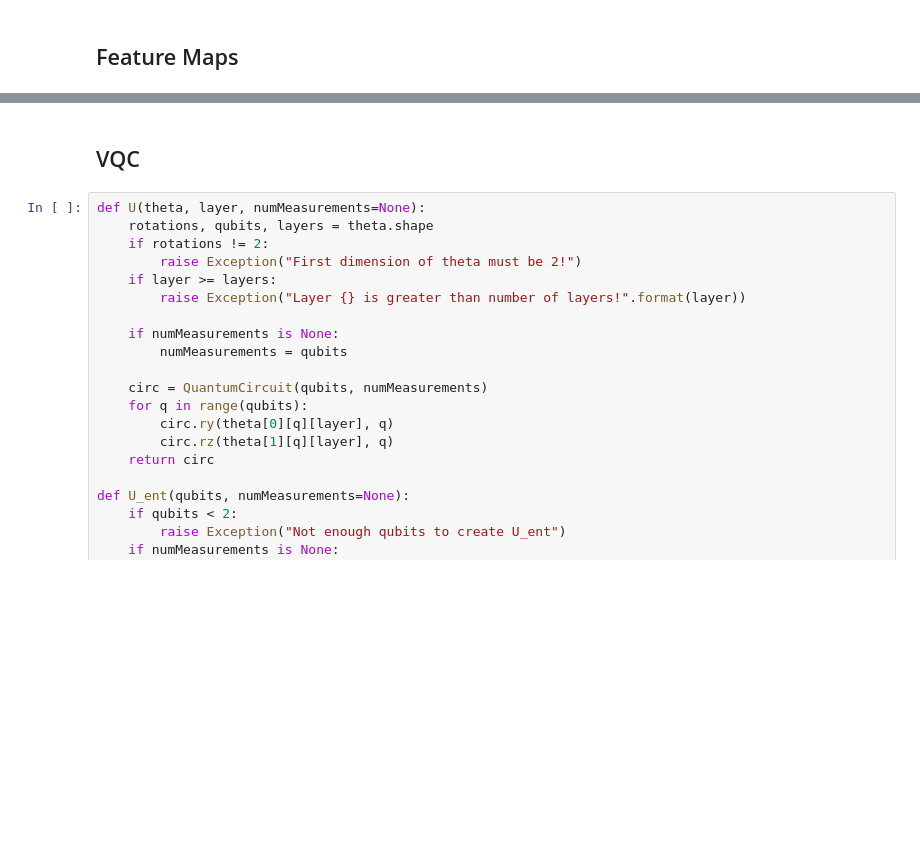
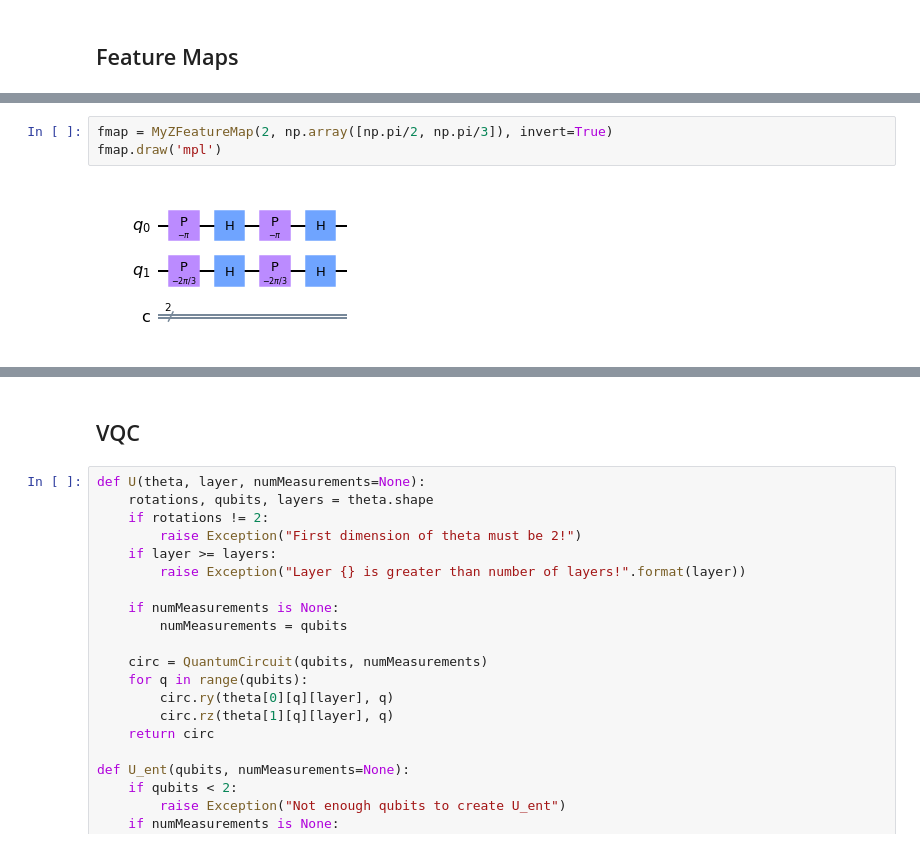
Before and after one commit to cwjsdsu/Qractice, a Jupyter notebook: Cole/VariationalQuantumClassifierPart2.ipynb, the cells around one changed output, grey strips where cells are left out. Drawn from its saved outputs; the diff is of its cells as text; blank space fills up the shorter version.

```diff
--- a/Cole/VariationalQuantumClassifierPart2.ipynb
+++ b/Cole/VariationalQuantumClassifierPart2.ipynb
@@ -52,4 +120,9 @@ fmap = ZFeatureMap(2, np.array([np.pi/2, np.pi/3]))
 fmap.draw('mpl')
 # %% [output]
 [figure]
+# %%
+fmap = MyZFeatureMap(2, np.array([np.pi/2, np.pi/3]), invert=True)
+fmap.draw('mpl')
+# %% [output]
+[figure, added]
 # %%
```
Also changed, not shown: parts of 44 cells of this notebook.
